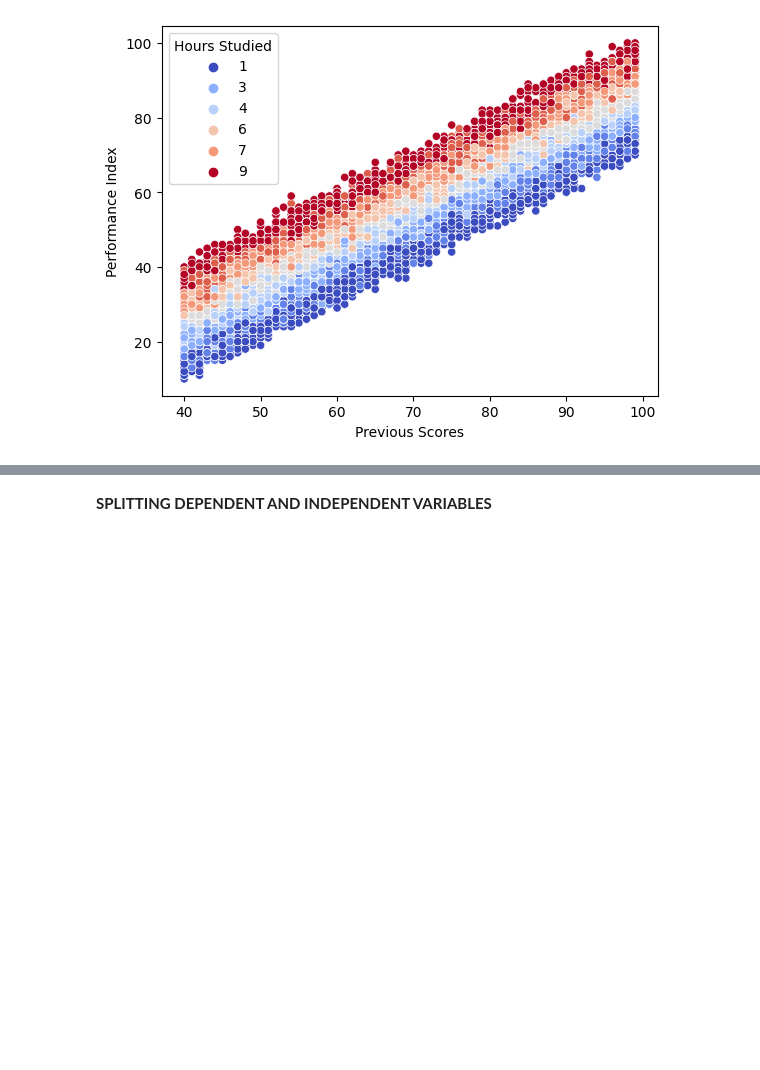
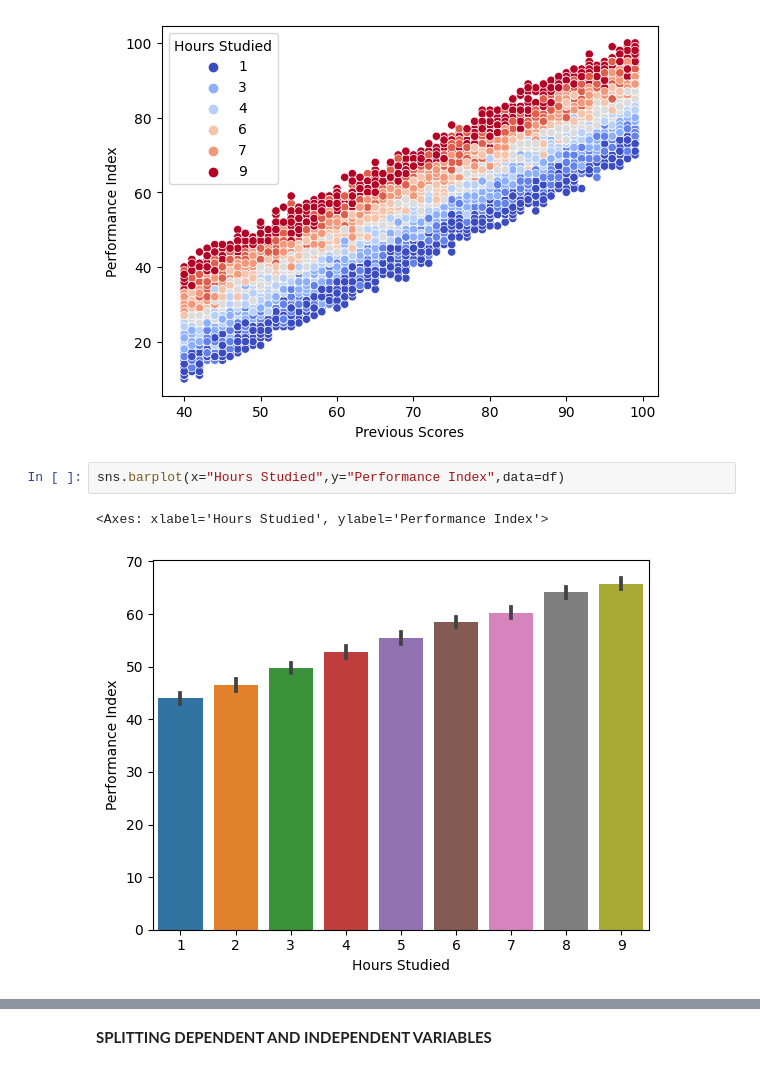
Before and after one commit to HarikrishnanK9/DataSymphony, a Jupyter notebook: Student_Performance_Regression.ipynb, the cells around one changed output, grey strips where cells are left out. Cells and saved outputs as stored; diff of their text form; blank space fills up the shorter version.

```diff
--- a/Student_Performance_Regression.ipynb
+++ b/Student_Performance_Regression.ipynb
@@ -176,3 +212,8 @@ sns.scatterplot(df,x ='Previous Scores',y ='Performance Index', hue = df['Hours
 # %% [output]
 <Axes: xlabel='Previous Scores', ylabel='Performance Index'>
 [figure]
+# %%
+sns.barplot(x="Hours Studied",y="Performance Index",data=df)
+# %% [output]
+<Axes: xlabel='Hours Studied', ylabel='Performance Index'>
+[figure, added]
```
Also changed, not shown: parts of 25 cells of this notebook.
